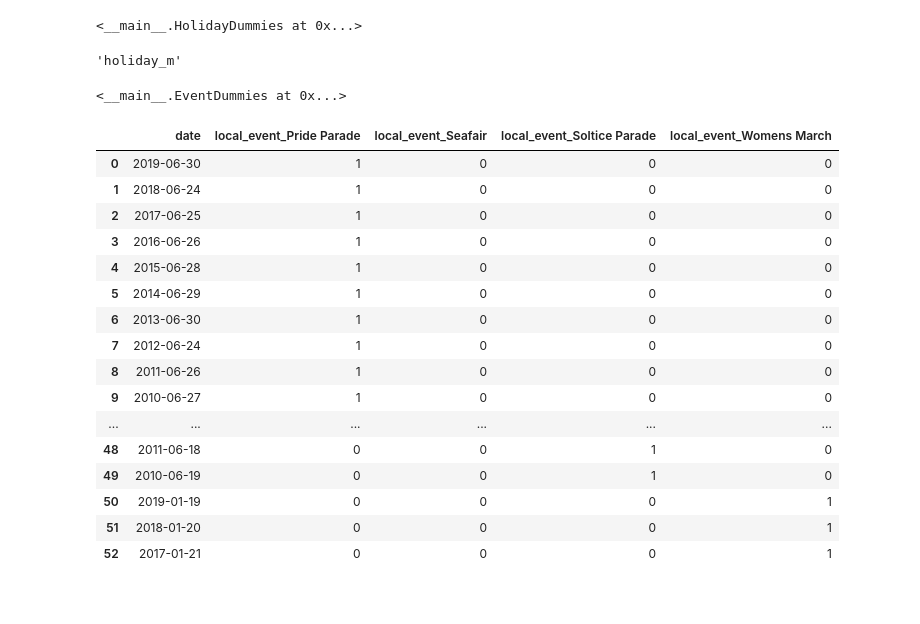
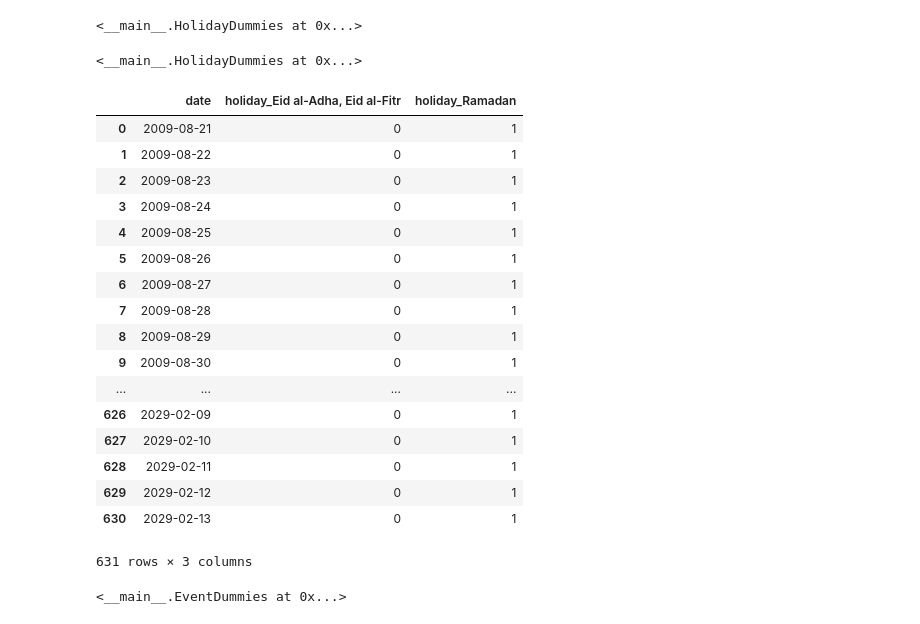
Before and after one commit to analyticallycorrect/seattle_domestic_violence, a Jupyter notebook: Notebooks/pipeline_dev.ipynb, the cells around one changed output. Saved outputs shown, nothing was run; the diff lists cells and outputs as text; code cells hidden in the pictures.

```diff
--- a/Notebooks/pipeline_dev.ipynb
+++ b/Notebooks/pipeline_dev.ipynb
@@ -503,7 +469,3 @@ holidayier.fit(jewish_holiday_dict)
 <__main__.HolidayDummies at 0x...>
 # %%
 jewish_holidays = holidayier.transform()
-# %%
-jewish_holidays.columns[40]
-# %% [output]
-'holiday_m'
@@ -509,0 +476,4 @@ jewish_holidays.columns[40]
+# %%
+holidayier.fit(islamic_holiday_dict)
+# %% [output]
+<__main__.HolidayDummies at 0x...>
@@ -510,3 +482,24 @@ jewish_holidays.columns[40]
+# %%
+islamic_holidays
+# %% [output]
+|  | date | holiday_Eid al-Adha, Eid al-Fitr | holiday_Ramadan |
+| 0 | 2009-08-21 | 0 | 1 |
+| 1 | 2009-08-22 | 0 | 1 |
+| 2 | 2009-08-23 | 0 | 1 |
+| 3 | 2009-08-24 | 0 | 1 |
+| 4 | 2009-08-25 | 0 | 1 |
+| 5 | 2009-08-26 | 0 | 1 |
+| 6 | 2009-08-27 | 0 | 1 |
+| 7 | 2009-08-28 | 0 | 1 |
+| 8 | 2009-08-29 | 0 | 1 |
+| 9 | 2009-08-30 | 0 | 1 |
+| ... | ... | ... | ... |
+| 626 | 2029-02-09 | 0 | 1 |
+| 627 | 2029-02-10 | 0 | 1 |
+| 628 | 2029-02-11 | 0 | 1 |
+| 629 | 2029-02-12 | 0 | 1 |
+| 630 | 2029-02-13 | 0 | 1 |
+631 rows × 3 columns
 # %%
 event_dummies = EventDummies()
 # %%
@@ -515,23 +508,3 @@ event_dummies.fit()
 <__main__.EventDummies at 0x...>
 # %%
 events = event_dummies.transform()
-# %%
-events
-# %% [output]
-|  | date | local_event_Pride Parade | local_event_Seafair | local_event_Soltice Parade | local_event_Womens March |
-| 0 | 2019-06-30 | 1 | 0 | 0 | 0 |
-| 1 | 2018-06-24 | 1 | 0 | 0 | 0 |
-| 2 | 2017-06-25 | 1 | 0 | 0 | 0 |
-| 3 | 2016-06-26 | 1 | 0 | 0 | 0 |
-| 4 | 2015-06-28 | 1 | 0 | 0 | 0 |
-| 5 | 2014-06-29 | 1 | 0 | 0 | 0 |
-| 6 | 2013-06-30 | 1 | 0 | 0 | 0 |
-| 7 | 2012-06-24 | 1 | 0 | 0 | 0 |
-| 8 | 2011-06-26 | 1 | 0 | 0 | 0 |
-| 9 | 2010-06-27 | 1 | 0 | 0 | 0 |
-| ... | ... | ... | ... | ... | ... |
-| 48 | 2011-06-18 | 0 | 0 | 1 | 0 |
-| 49 | 2010-06-19 | 0 | 0 | 1 | 0 |
-| 50 | 2019-01-19 | 0 | 0 | 0 | 1 |
-| 51 | 2018-01-20 | 0 | 0 | 0 | 1 |
-| 52 | 2017-01-21 | 0 | 0 | 0 | 1 |
```
Also changed, not shown: parts of 27 cells of this notebook.
